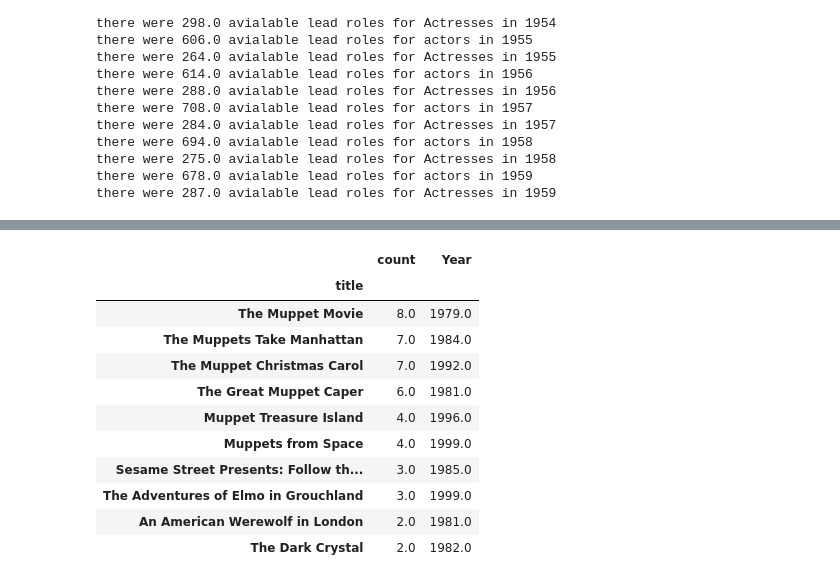
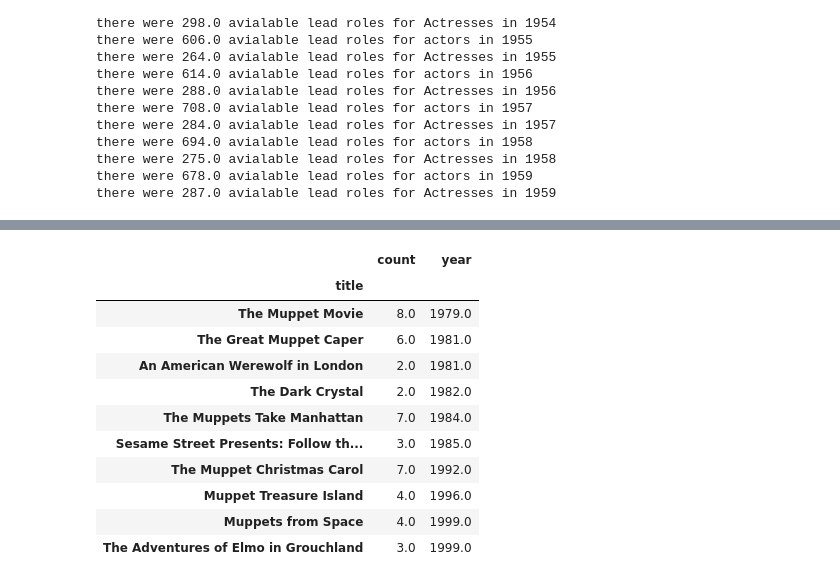
Before and after one commit to LiorBreitman8234/DataScienceFinalProjcet, a Jupyter notebook: python_final_project.ipynb, the cells around one changed output, grey strips where cells are left out. Cells and saved outputs as stored; diff of their text form; code cells hidden in the pictures.

```diff
--- a/python_final_project.ipynb
+++ b/python_final_project.ipynb
@@ -191,31 +213,26 @@ dfMost.count().sort_values(by = ['year']  , ascending=False).head(10)
 # %%
-#Queation 8: List, in order by year, each of the films in which Frank Oz has played more than
-#1 role
-#take all the movies that Frank Oz is in them and then sort it by year
 dfFrank = dfCast.loc[dfCast['name'] == "Frank Oz"]
 dfFrank = dfFrank.sort_values(by = ['year'])
 dfMoreThen1 = dfFrank.groupby(dfFrank["title"])
-#we take only the year column of the groupby object and sort it by decendeing coung
 dfMoreThen1= dfMoreThen1['year']
 dfMoreThen1 = dfMoreThen1.describe().sort_values(by = ['count'], ascending=False)
-#we loop on all the movies and drop the rows where the count is 1
 for ind in dfMoreThen1.index:
     if(dfMoreThen1['count'][ind] == 1):
         dfMoreThen1 = dfMoreThen1.drop(index = ind)
-#remove unesecery columns and change names
 dfMoreThen1 = dfMoreThen1.drop(columns= ['std','min','25%','50%','75%','max'])
-dfMoreThen1 = dfMoreThen1.rename(columns = {'mean': 'Year'})
+dfMoreThen1 = dfMoreThen1.rename(columns = {'mean': 'year'})
+dfMoreThen1 = dfMoreThen1.sort_values(by = ['year'])
 dfMoreThen1
 # %% [output]
-|  | count | Year |
+|  | count | year |
 | title |  |  |
 | The Muppet Movie | 8.0 | 1979.0 |
+| The Great Muppet Caper | 6.0 | 1981.0 |
+| An American Werewolf in London | 2.0 | 1981.0 |
+| The Dark Crystal | 2.0 | 1982.0 |
 | The Muppets Take Manhattan | 7.0 | 1984.0 |
+| Sesame Street Presents: Follow th... | 3.0 | 1985.0 |
 | The Muppet Christmas Carol | 7.0 | 1992.0 |
-| The Great Muppet Caper | 6.0 | 1981.0 |
 | Muppet Treasure Island | 4.0 | 1996.0 |
 | Muppets from Space | 4.0 | 1999.0 |
-| Sesame Street Presents: Follow th... | 3.0 | 1985.0 |
 | The Adventures of Elmo in Grouchland | 3.0 | 1999.0 |
-| An American Werewolf in London | 2.0 | 1981.0 |
-| The Dark Crystal | 2.0 | 1982.0 |
```
Also changed, not shown: parts of 21 cells of this notebook, 1 other file.
